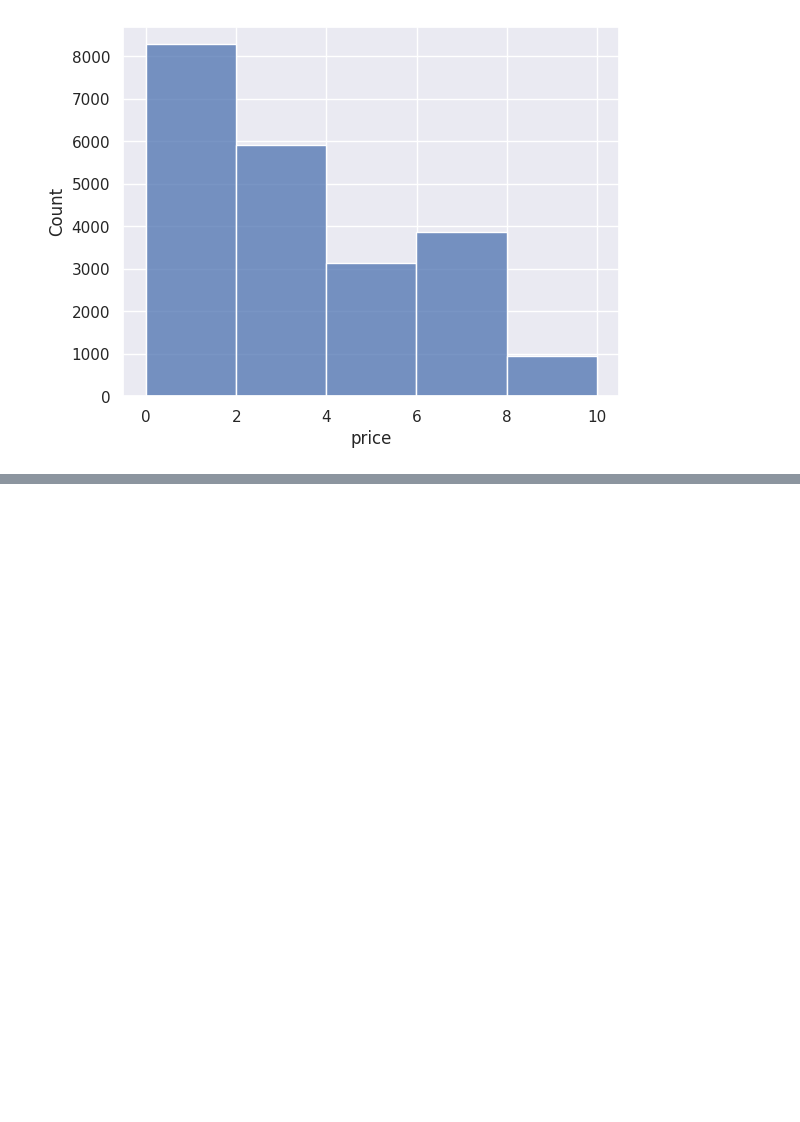
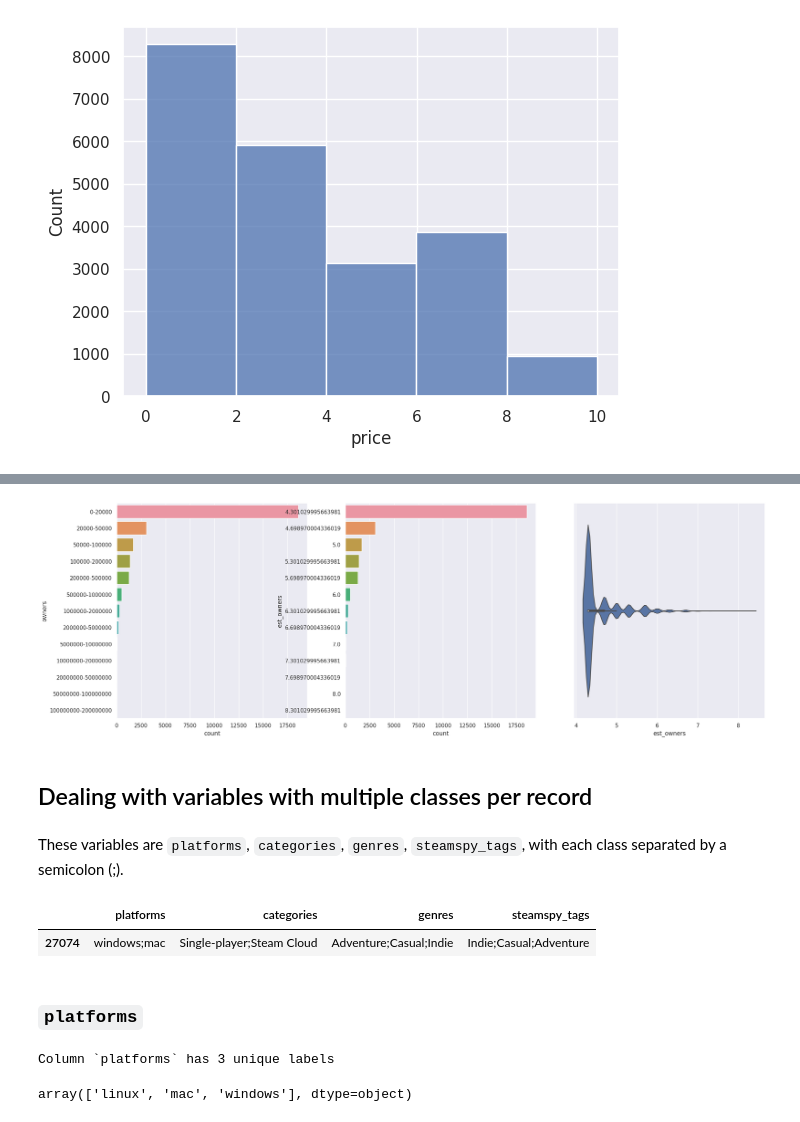
Before and after one commit to nefelibata28/usg, a Jupyter notebook: notebooks/data_cleaning.ipynb, the cells around one changed output, grey strips where cells are left out. Drawn from its saved outputs; the diff is of its cells as text; code cells hidden in the pictures; blank space fills up the shorter version.

```diff
--- a/notebooks/data_cleaning.ipynb
+++ b/notebooks/data_cleaning.ipynb
@@ -145,0 +162,4 @@ array([1, 1, 1, ..., 0, 0, 0])
+# %%
+# Take the upper limit as the estimate, then log10
+kaggle_steam['est_owners'] = kaggle_steam['owners'].str.split('-').map(lambda x: int(x[1])).map(np.log10)
+kaggle_steam['est_owners'].value_counts()
@@ -145,0 +187,17 @@ array([1, 1, 1, ..., 0, 0, 0])
+# %%
+fig, ax = plt.subplots(1, 3, figsize=(24,8))
+sb.countplot(data=kaggle_steam, y='owners', order=sorted(kaggle_steam['owners'].unique(), key=lambda x: int(x.split('-')[1])), ax=ax[0])
+sb.countplot(data=kaggle_steam, y='est_owners', order=kaggle_steam['est_owners'].unique().sort(), ax=ax[1])
+sb.violinplot(data=kaggle_steam, x='est_owners', ax=ax[2])
+%matplotlib inline
+# %% [output]
+[figure, added]
+# %% [markdown]
+## Dealing with variables with multiple classes per record
+# %% [markdown]
+These variables are `platforms`, `categories`, `genres`, `steamspy_tags`, with each class separated by a semicolon (;).
+# %%
+kaggle_steam[['platforms', 'categories', 'genres', 'steamspy_tags']].tail(1)
+# %% [output]
+|  | platforms | categories | genres | steamspy_tags |
+| 27074 | windows;mac | Single-player;Steam Cloud | Adventure;Casual;Indie | Indie;Casual;Adventure |
@@ -145,0 +214,7 @@ array([1, 1, 1, ..., 0, 0, 0])
+# %% [markdown]
+### `platforms`
+# %%
+describe_categorical_as_onehot(kaggle_steam, kaggle_steam['platforms'], keep={'windows', 'mac', 'linux'})
+# %% [output]
+Column `platforms` has 3 unique labels
+array(['linux', 'mac', 'windows'], dtype=object)
```
Also changed, not shown: parts of 75 cells of this notebook.
